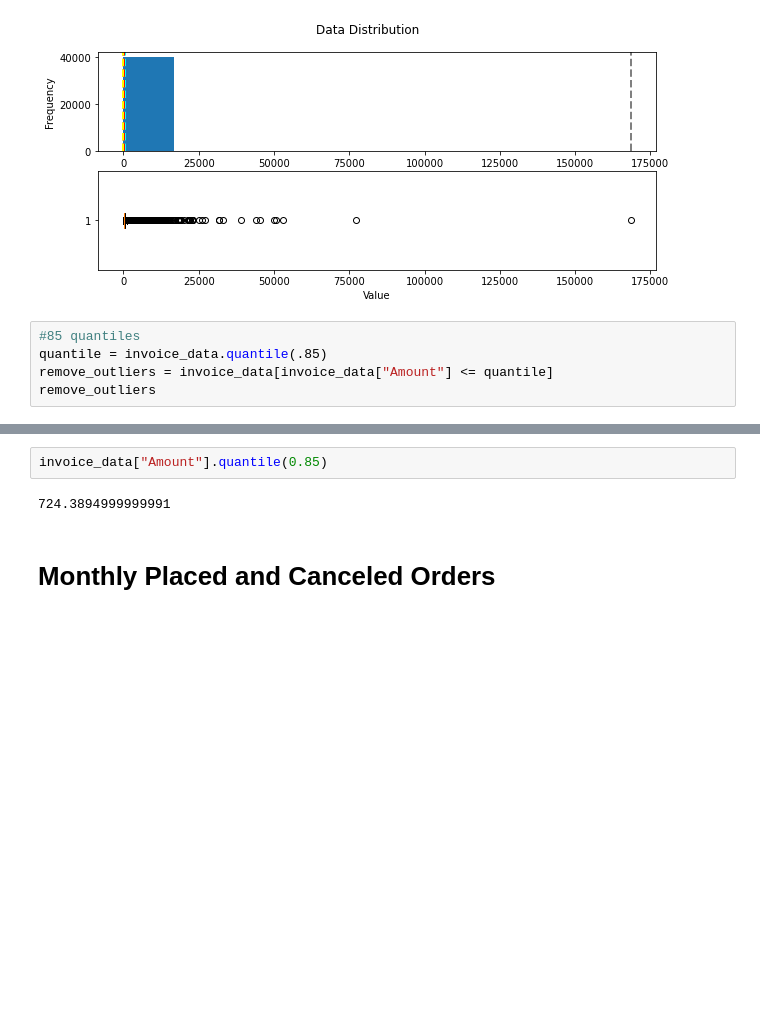
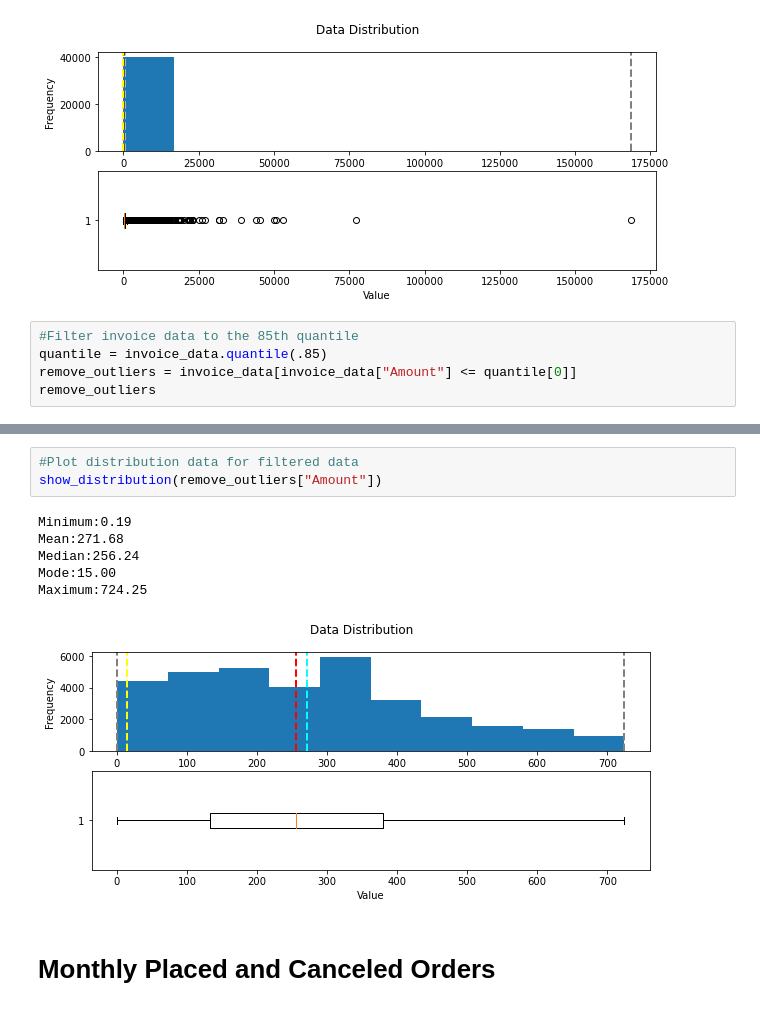
Before and after one commit to jarviscanada/jarvis_data_eng_MiguelDario, a Jupyter notebook: python_data_analytics/python_data_wrangling/retail_data_analytics_wrangling.ipynb, the cells around one changed output, grey strips where cells are left out. Cells and saved outputs as stored; diff of their text form; blank space fills up the shorter version.

Commit message:
Invoice Distribution

```diff
--- a/python_data_analytics/python_data_wrangling/retail_data_analytics_wrangling.ipynb
+++ b/python_data_analytics/python_data_wrangling/retail_data_analytics_wrangling.ipynb
@@ -237,8 +237,8 @@ Mode:15.00
 Maximum:168469.60
 [figure]
 # %%
-#85 quantiles
+#Filter invoice data to the 85th quantile
 quantile = invoice_data.quantile(.85)
-remove_outliers = invoice_data[invoice_data["Amount"] <= quantile]
+remove_outliers = invoice_data[invoice_data["Amount"] <= quantile[0]]
 remove_outliers
 # %% [output]
@@ -246,7 +259,13 @@ ValueError: Can only compare identically-labeled Series objects
-# %%
-invoice_data["Amount"].quantile(0.85)
-# %% [output]
-724.3894999999991
+# %%
+#Plot distribution data for filtered data
+show_distribution(remove_outliers["Amount"])
+# %% [output]
+Minimum:0.19
+Mean:271.68
+Median:256.24
+Mode:15.00
+Maximum:724.25
+[figure, added]
 # %% [markdown]
 # Monthly Placed and Canceled Orders
 # %% [markdown]
```
Also changed, not shown: parts of 8 cells of this notebook.
